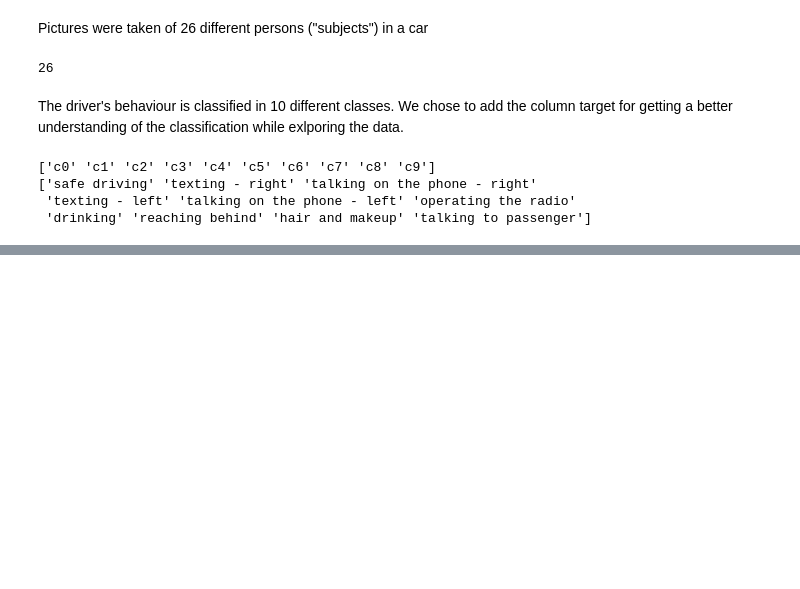
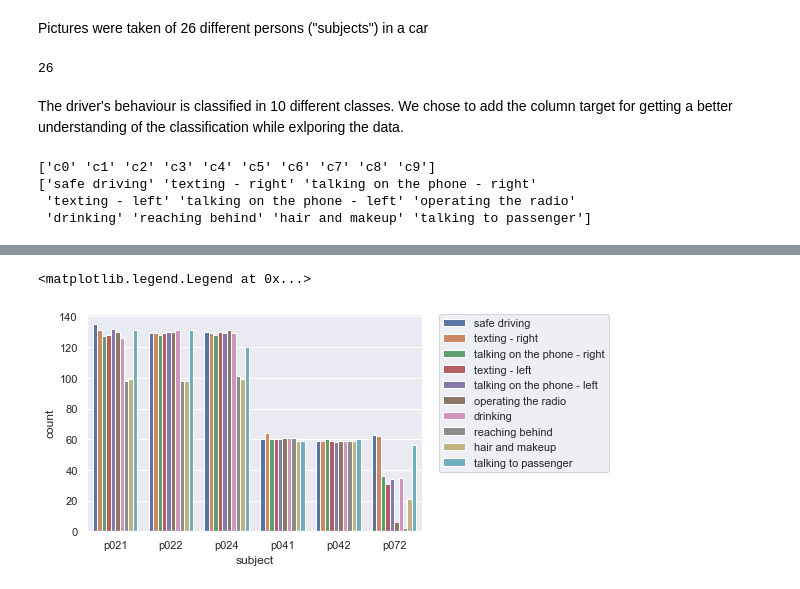
Before and after one commit to RasKrebs/aml_itu, a Jupyter notebook: notebooks/data_exploration_alex.ipynb, the cells around one changed output, grey strips where cells are left out. Drawn from its saved outputs; the diff is of its cells as text; code cells hidden in the pictures; blank space fills up the shorter version.

```diff
--- a/notebooks/data_exploration_alex.ipynb
+++ b/notebooks/data_exploration_alex.ipynb
@@ -110,0 +203,10 @@ print(df.target.unique())
+# %%
+# Examine top 3 and bottom 3 subjects
+top3 = df.subject.value_counts().index[:3]
+bottom3 = df.subject.value_counts().index[-3:]
+df_top_bottom = df[df.subject.isin(top3) | df.subject.isin(bottom3)]
+sns.countplot(x='subject', hue='target', data=df_top_bottom)
+plt.legend(bbox_to_anchor=(1.05, 1), loc=2, borderaxespad=0.)
+# %% [output]
+<matplotlib.legend.Legend at 0x...>
+[figure, added]
```
Also changed, not shown: parts of 25 cells of this notebook.
